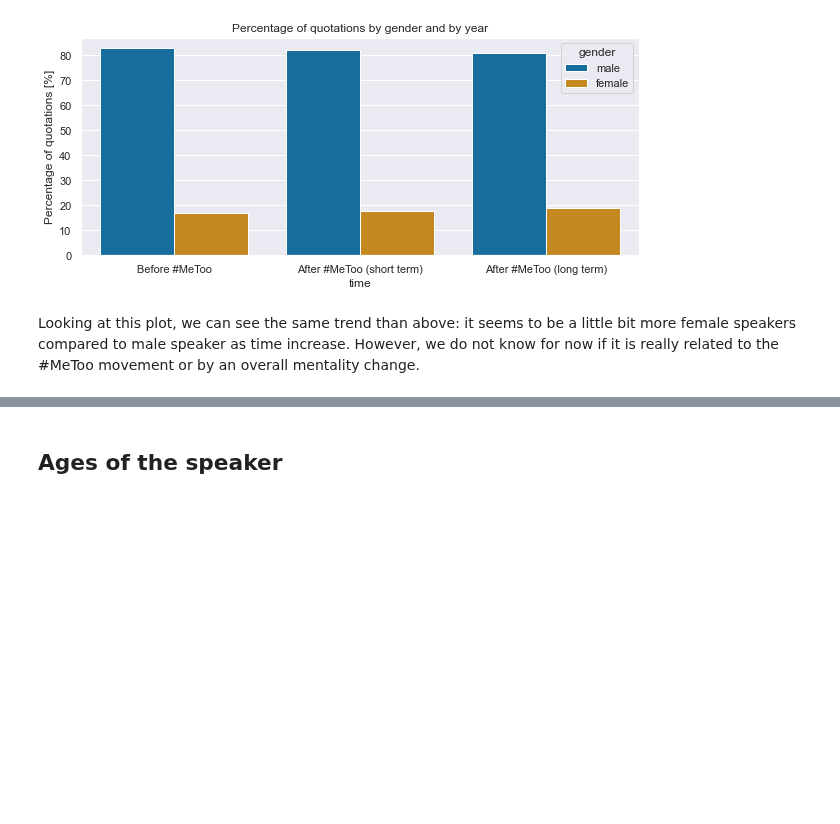
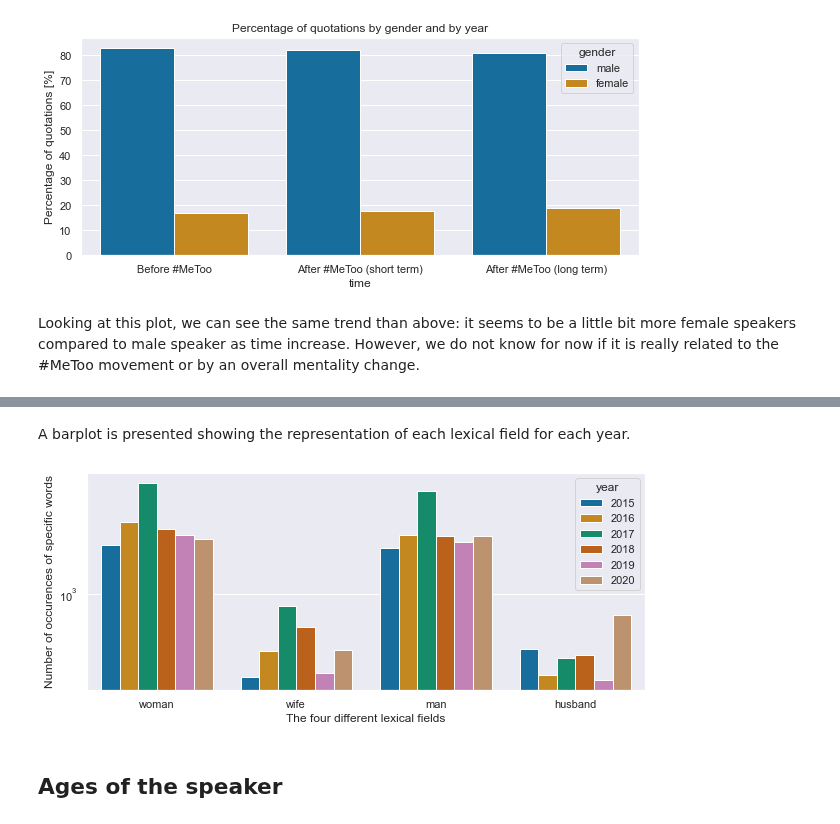
Before and after one commit to janougome/ADA-team, a Jupyter notebook: descripitve_tasks2.ipynb, the cells around one changed output, grey strips where cells are left out. Drawn from its saved outputs; the diff is of its cells as text; code cells hidden in the pictures; blank space fills up the shorter version.

Commit message:
lex_field added in descriptive task 2

```diff
--- a/descripitve_tasks2.ipynb
+++ b/descripitve_tasks2.ipynb
@@ -277,0 +282,5 @@ Looking at this plot, we can see the same trend than above: it seems to be a lit
+# %%
+chp_lex_woman = [' woman ', ' women ', ' girl ']
+chp_lex_wife = [' wife ', ' girlfriend ']
+chp_lex_man = [' man ', ' men ', ' boy ']
+chp_lex_husband = [' husband ', ' boyfriend ']
@@ -277,0 +311,11 @@ Looking at this plot, we can see the same trend than above: it seems to be a lit
+# %%
+def get_champlex(df,year):
+
+    df_women = df.loc[quotes_all['year']== year][df.loc[quotes_all['year']== year]['quotation'].str.contains('|'.join(chp_lex_woman))]
+    df_wife = df.loc[quotes_all['year']== year][df.loc[quotes_all['year']== year]['quotation'].str.contains('|'.join(chp_lex_wife))]
+    df_men = df.loc[quotes_all['year']== year][df.loc[quotes_all['year']== year]['quotation'].str.contains('|'.join(chp_lex_man))]
+    df_husband = df.loc[quotes_all['year']== year][df.loc[quotes_all['year']== year]['quotation'].str.contains('|'.join(chp_lex_husband))]
+    ar = np.array([[df_women.shape[0],df_women.numOccurrences.sum(),year], [df_wife.shape[0],df_wife.numOccurrences.sum(),year],[df_men.shape[0],df_men.numOccurrences.sum(),year], [df_husband.shape[0],df_husband.numOccurrences.sum(),year]])
+    df_N = pd.DataFrame(ar, index = ['woman', 'wife', 'man', 'husband'], columns = ['number of quotations','sum of number of occurences','year'])
+
+    return df_N
@@ -277,0 +324,10 @@ Looking at this plot, we can see the same trend than above: it seems to be a lit
+# %%
+chplex2015 = get_champlex(quotes_all,2015)
+chplex2016 = get_champlex(quotes_all,2016)
+chplex2017 = get_champlex(quotes_all,2017)
+chplex2018 = get_champlex(quotes_all,2018)
+chplex2019 = get_champlex(quotes_all,2019)
+chplex2020 = get_champlex(quotes_all,2020)
+
+final_lexfield = pd.concat([chplex2015,chplex2016,chplex2017,chplex2018,chplex2019,chplex2020],ignore_index = False)
+final_lexfield
@@ -278,3 +352,13 @@ Looking at this plot, we can see the same trend than above: it seems to be a lit
+# %% [markdown]
+A barplot is presented showing the representation of each lexical field for each year.
+# %%
+ax = sns.barplot(x =final_lexfield.index, y='sum of number of occurences',hue='year' ,data=final_lexfield)
+plt.title('')
+plt.xlabel('The four different lexical fields')
+plt.ylabel('Number of occurences of specific words')
+ax.set(yscale="log");
+# %% [output]
+[figure, added]
 # %% [markdown]
 ## Ages of the speaker
 # %%
```
Also changed, not shown: parts of 16 cells of this notebook.
